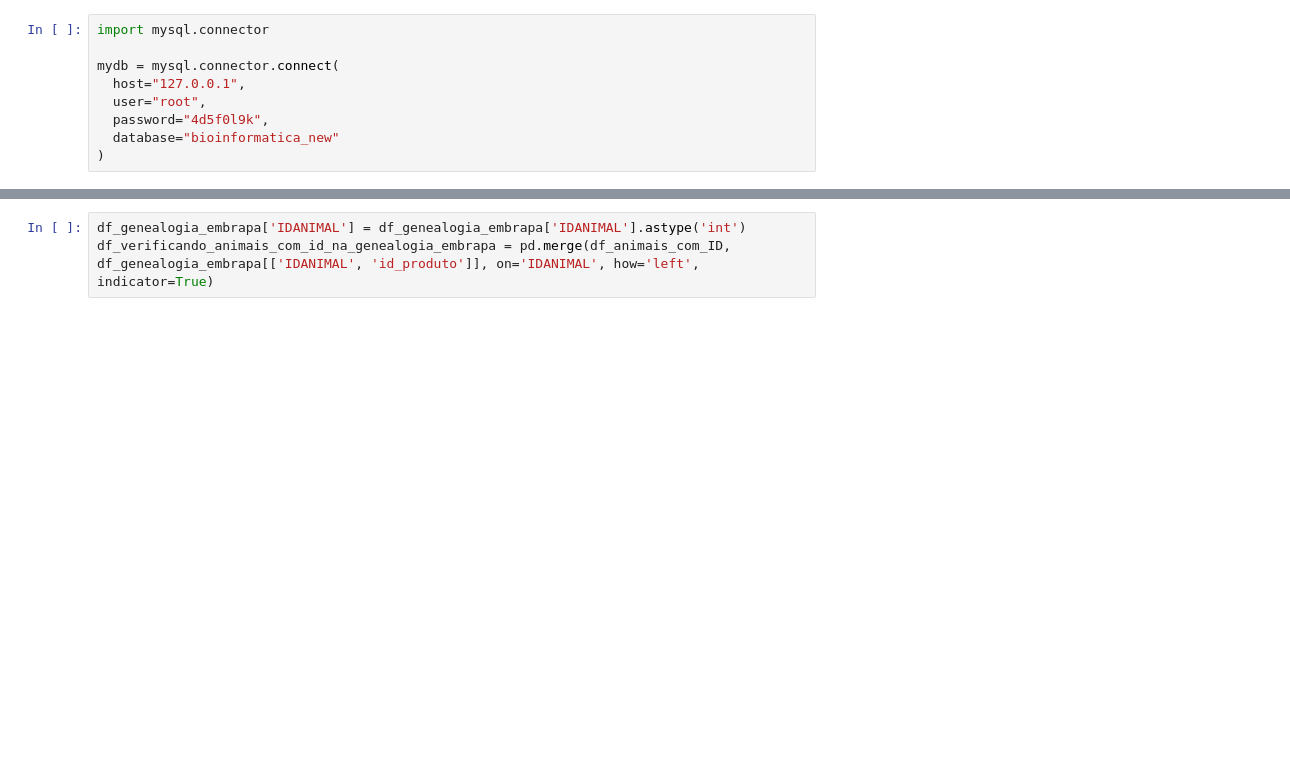
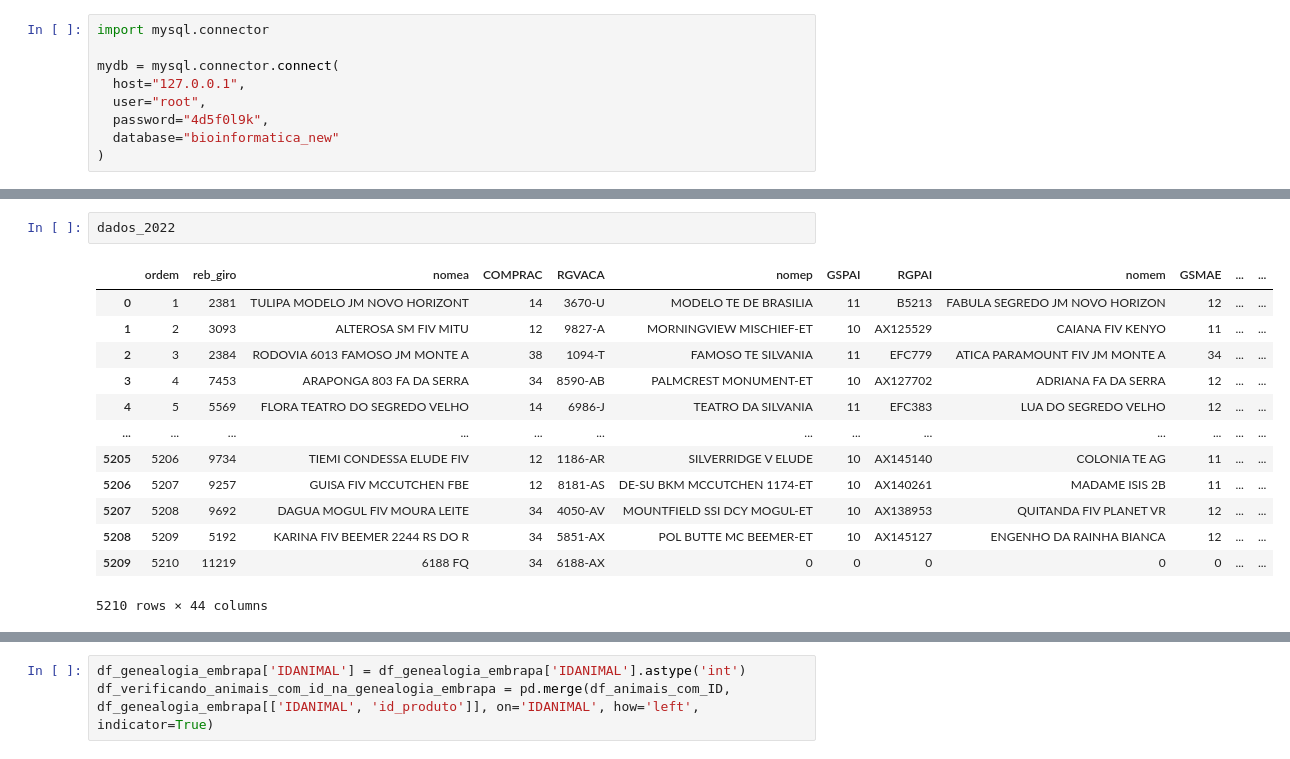
Before and after one commit to macheuz/dados_PNMGL, a Jupyter notebook: leituraPnmgl.ipynb, the cells around one changed output, grey strips where cells are left out. Drawn from its saved outputs; the diff is of its cells as text; blank space fills up the shorter version.

```diff
--- a/leituraPnmgl.ipynb
+++ b/leituraPnmgl.ipynb
@@ -156,0 +68,16 @@ df_genealogia_embrapa=df_genealogia_embrapa.rename(columns={'idanimal': 'IDANIMA
+# %%
+dados_2022
+# %% [output]
+|  | ordem | reb_giro | nomea | COMPRAC | RGVACA | nomep | GSPAI | RGPAI | nomem | GSMAE | ... | ... |
+| 0 | 1 | 2381 | TULIPA MODELO JM NOVO HORIZONT | 14 | 3670-U | MODELO TE DE BRASILIA | 11 | B5213 | FABULA SEGREDO JM NOVO HORIZON | 12 | ... | ... |
+| 1 | 2 | 3093 | ALTEROSA SM FIV MITU | 12 | 9827-A | MORNINGVIEW MISCHIEF-ET | 10 | AX125529 | CAIANA FIV KENYO | 11 | ... | ... |
+| 2 | 3 | 2384 | RODOVIA 6013 FAMOSO JM MONTE A | 38 | 1094-T | FAMOSO TE SILVANIA | 11 | EFC779 | ATICA PARAMOUNT FIV JM MONTE A | 34 | ... | ... |
+| 3 | 4 | 7453 | ARAPONGA 803 FA DA SERRA | 34 | 8590-AB | PALMCREST MONUMENT-ET | 10 | AX127702 | ADRIANA FA DA SERRA | 12 | ... | ... |
+| 4 | 5 | 5569 | FLORA TEATRO DO SEGREDO VELHO | 14 | 6986-J | TEATRO DA SILVANIA | 11 | EFC383 | LUA DO SEGREDO VELHO | 12 | ... | ... |
+| ... | ... | ... | ... | ... | ... | ... | ... | ... | ... | ... | ... | ... |
+| 5205 | 5206 | 9734 | TIEMI CONDESSA ELUDE FIV | 12 | 1186-AR | SILVERRIDGE V ELUDE | 10 | AX145140 | COLONIA TE AG | 11 | ... | ... |
+| 5206 | 5207 | 9257 | GUISA FIV MCCUTCHEN FBE | 12 | 8181-AS | DE-SU BKM MCCUTCHEN 1174-ET | 10 | AX140261 | MADAME ISIS 2B | 11 | ... | ... |
+| 5207 | 5208 | 9692 | DAGUA MOGUL FIV MOURA LEITE | 34 | 4050-AV | MOUNTFIELD SSI DCY MOGUL-ET | 10 | AX138953 | QUITANDA FIV PLANET VR | 12 | ... | ... |
+| 5208 | 5209 | 5192 | KARINA FIV BEEMER 2244 RS DO R | 34 | 5851-AX | POL BUTTE MC BEEMER-ET | 10 | AX145127 | ENGENHO DA RAINHA BIANCA | 12 | ... | ... |
+| 5209 | 5210 | 11219 | 6188 FQ | 34 | 6188-AX | 0 | 0 | 0 | 0 | 0 | ... | ... |
+5210 rows × 44 columns
```
Also changed, not shown: parts of 64 cells of this notebook.
